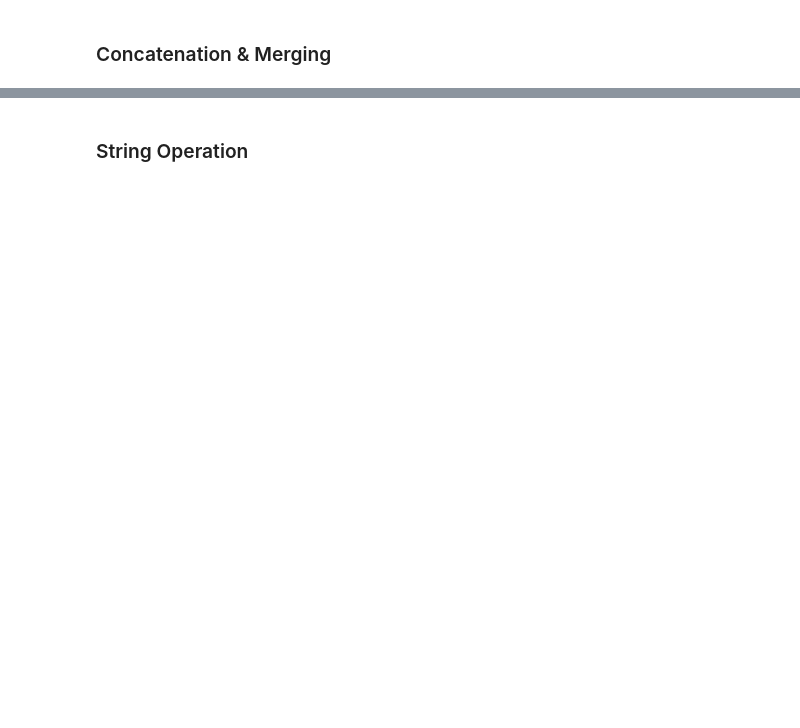
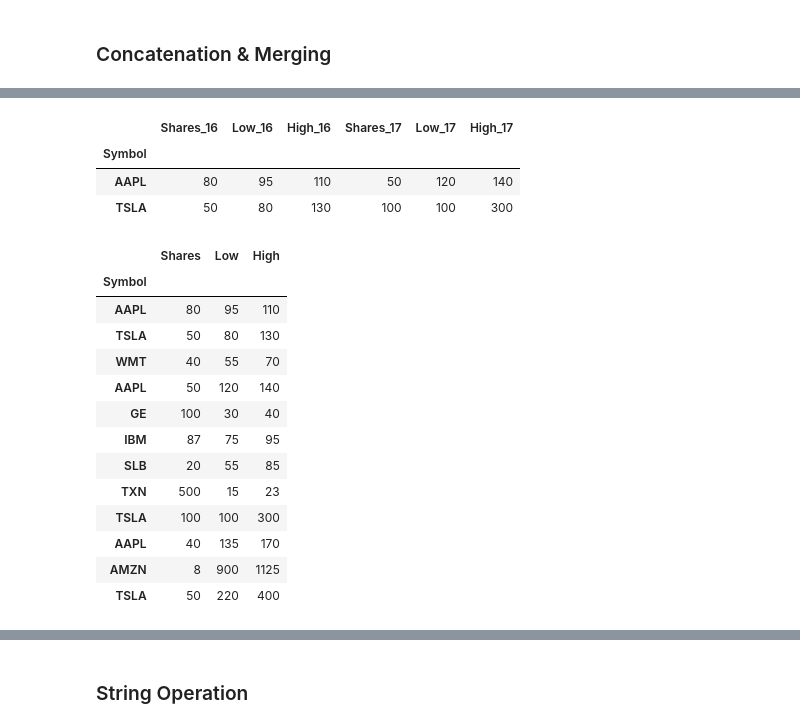
Before and after one commit to Young4424/ML_DL_practice, a Jupyter notebook: 02_데이터프레임의_이해와_처리.ipynb, the cells around one changed output, grey strips where cells are left out. Cells and saved outputs as stored; diff of their text form; code cells hidden in the pictures; blank space fills up the shorter version.

```diff
--- a/02_데이터프레임의_이해와_처리.ipynb
+++ b/02_데이터프레임의_이해와_처리.ipynb
@@ -1023,0 +1133,7 @@ Name: CANCELLED, Length: 58492, dtype: object
+# %%
+pd.merge(stocks16, stocks17, on = 'Symbol', suffixes = ['_16','_17']) # 기준으로 붙힐 때 사용함
+# %% [output]
+|  | Shares_16 | Low_16 | High_16 | Shares_17 | Low_17 | High_17 |
+| Symbol |  |  |  |  |  |  |
+| AAPL | 80 | 95 | 110 | 50 | 120 | 140 |
+| TSLA | 50 | 80 | 130 | 100 | 100 | 300 |
@@ -1023,0 +1146,23 @@ Name: CANCELLED, Length: 58492, dtype: object
+# %%
+table  =[]
+for year in range(2016,2019):
+  fnm = PATH + f'stocks_{year}.csv'
+  df = pd.read_csv(fnm,index_col = 'Symbol')
+  table.append(df)
+
+pd.concat(table,axis = 0)
+# %% [output]
+|  | Shares | Low | High |
+| Symbol |  |  |  |
+| AAPL | 80 | 95 | 110 |
+| TSLA | 50 | 80 | 130 |
+| WMT | 40 | 55 | 70 |
+| AAPL | 50 | 120 | 140 |
+| GE | 100 | 30 | 40 |
+| IBM | 87 | 75 | 95 |
+| SLB | 20 | 55 | 85 |
+| TXN | 500 | 15 | 23 |
+| TSLA | 100 | 100 | 300 |
+| AAPL | 40 | 135 | 170 |
+| AMZN | 8 | 900 | 1125 |
+| TSLA | 50 | 220 | 400 |
```
Also changed, not shown: parts of 19 cells of this notebook.
